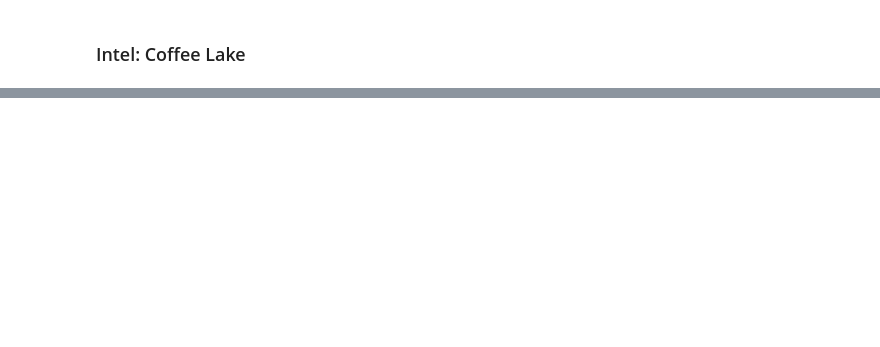
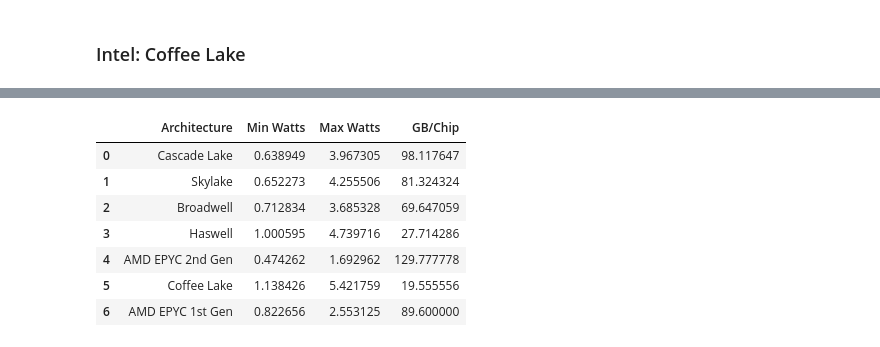
Before and after one commit to cloud-carbon-footprint/cloud-carbon-coefficients, a Jupyter notebook: coefficients.ipynb, the cells around one changed output, grey strips where cells are left out. Drawn from its saved outputs; the diff is of its cells as text; code cells hidden in the pictures; blank space fills up the shorter version.

Commit message:
Added cloud provider coefficient calculations

```diff
--- a/coefficients.ipynb
+++ b/coefficients.ipynb
@@ -38,6 +38,8 @@ def load_append_data(file_name):
 
         return data
 
+cpus_amd_epyc_gen1 = load_append_data('amd-epyc-gen1.csv')
+cpus_amd_epyc_gen2 = load_append_data('amd-epyc-gen2.csv')
 cpus_intel_sandybridge = load_append_data('intel-sandybridge.csv')
 cpus_intel_ivybridge = load_append_data('intel-ivybridge.csv')
 cpus_intel_haswell = load_append_data('intel-haswell.csv')
@@ -161,8 +218,11 @@ cpus_re = [rf'(?i)(\b{string}$)' for string in cpus_intel_cascadelake]
 servers_intel_cascadelake = servers[servers['CPU Description'].str.contains('|'.join(cpus_re))]
 
 intel_cascadelake = {}
-intel_cascadelake['idle_watts'] = (servers_intel_cascadelake['avg. watts @ active idle'].astype(float) / servers_intel_cascadelake['Total Threads']).mean()
+intel_cascadelake['Idle watts'] = (servers_intel_cascadelake['avg. watts @ active idle'].astype(float) / servers_intel_cascadelake['Total Threads']).mean()
 intel_cascadelake['100% watts'] = (servers_intel_cascadelake['avg. watts @ 100%'].astype(float) / servers_intel_cascadelake['Total Threads']).mean()
 intel_cascadelake['GB/Chip'] = (servers_intel_cascadelake['Total Memory (GB)'] / servers_intel_cascadelake['Chips']).mean()
-intel_cascadelake
+
+print(f'Average: Min Watts = {intel_cascadelake["Idle watts"].mean():,.2f}')
+print(f'Average: Max Watts = {intel_cascadelake["100% watts"].mean():,.2f}')
+print(f'Average: GB/Chip = {intel_cascadelake["GB/Chip"].mean():,.2f}')
 # %% [output]
@@ -178,8 +238,11 @@ cpus_re = [rf'(?i)(\b{string}$)' for string in cpus_intel_coffeelake]
 servers_intel_coffeelake = servers[servers['CPU Description'].str.contains('|'.join(cpus_re))]
 
 intel_coffeelake = {}
-intel_coffeelake['idle_watts'] = (servers_intel_coffeelake['avg. watts @ active idle'].astype(float) / servers_intel_coffeelake['Total Threads']).mean()
+intel_coffeelake['Idle watts'] = (servers_intel_coffeelake['avg. watts @ active idle'].astype(float) / servers_intel_coffeelake['Total Threads']).mean()
 intel_coffeelake['100% watts'] = (servers_intel_coffeelake['avg. watts @ 100%'].astype(float) / servers_intel_coffeelake['Total Threads']).mean()
 intel_coffeelake['GB/Chip'] = (servers_intel_coffeelake['Total Memory (GB)'] / servers_intel_coffeelake['Chips']).mean()
-intel_coffeelake
+
+print(f'Average: Min Watts = {intel_coffeelake["Idle watts"].mean():,.2f}')
+print(f'Average: Max Watts = {intel_coffeelake["100% watts"].mean():,.2f}')
+print(f'Average: GB/Chip = {intel_coffeelake["GB/Chip"].mean():,.2f}')
 # %% [output]
@@ -188,0 +258,76 @@ intel_coffeelake
+# %%
+azure_instances = pd.read_csv('data/azure-instances.csv', na_values=['NC'])
+azure_architectures = azure_instances['Microarchitecture'].unique()
+azure_coefficients = []
+
+for cpu in azure_architectures:
+    if cpu == 'AMD EPYC 1st Gen':
+        azure_coefficients.append({
+            'Architecture': cpu,
+            'Min Watts': amd_epyc_gen1['Idle watts'],
+            'Max Watts': amd_epyc_gen1['100% watts'],
+            'GB/Chip': amd_epyc_gen1['GB/Chip']
+        })
+    elif cpu == 'AMD EPYC 2nd Gen':
+        azure_coefficients.append({
+            'Architecture': cpu,
+            'Min Watts': amd_epyc_gen2['Idle watts'],
+            'Max Watts': amd_epyc_gen2['100% watts'],
+            'GB/Chip': amd_epyc_gen2['GB/Chip']
+        })
+    elif cpu == 'Sandy Bridge':
+        azure_coefficients.append({
+            'Architecture': cpu,
+            'Min Watts': intel_sandybridge['Idle watts'],
+            'Max Watts': intel_sandybridge['100% watts'],
+            'GB/Chip': intel_sandybridge['GB/Chip']
+        })
+    elif cpu == 'Ivy Bridge':
+        azure_coefficients.append({
+            'Architecture': cpu,
+            'Min Watts': intel_ivybridge['Idle watts'],
+            'Max Watts': intel_ivybridge['100% watts'],
+            'GB/Chip': intel_ivybridge['GB/Chip']
+        })
+    elif cpu == 'Haswell':
+        azure_coefficients.append({
+            'Architecture': cpu,
+            'Min Watts': intel_haswell['Idle watts'],
+            'Max Watts': intel_haswell['100% watts'],
+            'GB/Chip': intel_haswell['GB/Chip']
+        })
+    elif cpu == 'Broadwell':
+        azure_coefficients.append({
+            'Architecture': cpu,
+            'Min Watts': intel_broadwell['Idle watts'],
+            'Max Watts': intel_broadwell['100% watts'],
+            'GB/Chip': intel_broadwell['GB/Chip']
+        })
+    elif cpu == 'Skylake':
+        azure_coefficients.append({
+            'Architecture': cpu,
+            'Min Watts': intel_skylake['Idle watts'],
+            'Max Watts': intel_skylake['100% watts'],
+            'GB/Chip': intel_skylake['GB/Chip']
+        })
+    elif cpu == 'Cascade Lake':
+        azure_coefficients.append({
+            'Architecture': cpu,
+            'Min Watts': intel_cascadelake['Idle watts'],
+            'Max Watts': intel_cascadelake['100% watts'],
+            'GB/Chip': intel_cascadelake['GB/Chip']
+        })
+    elif cpu == 'Coffee Lake':
+        azure_coefficients.append({
+            'Architecture': cpu,
+            'Min Watts': intel_coffeelake['Idle watts'],
+            'Max Watts': intel_coffeelake['100% watts'],
+            'GB/Chip': intel_coffeelake['GB/Chip']
+        })
+
+azure_coefficients = pd.DataFrame(azure_coefficients)
+print(f'Average: Min Watts = {azure_coefficients["Min Watts"].mean():,.2f}')
+print(f'Average: Max Watts = {azure_coefficients["Max Watts"].mean():,.2f}')
+print(f'Average: GB/Chip = {azure_coefficients["GB/Chip"].mean():,.2f}')
+azure_coefficients
+# %% [output]
@@ -188,0 +337,8 @@ intel_coffeelake
+|  | Architecture | Min Watts | Max Watts | GB/Chip |
+| 0 | Cascade Lake | 0.638949 | 3.967305 | 98.117647 |
+| 1 | Skylake | 0.652273 | 4.255506 | 81.324324 |
+| 2 | Broadwell | 0.712834 | 3.685328 | 69.647059 |
+| 3 | Haswell | 1.000595 | 4.739716 | 27.714286 |
+| 4 | AMD EPYC 2nd Gen | 0.474262 | 1.692962 | 129.777778 |
+| 5 | Coffee Lake | 1.138426 | 5.421759 | 19.555556 |
+| 6 | AMD EPYC 1st Gen | 0.822656 | 2.553125 | 89.600000 |
```
Also changed, not shown: parts of 20 cells of this notebook, 6 other files.
